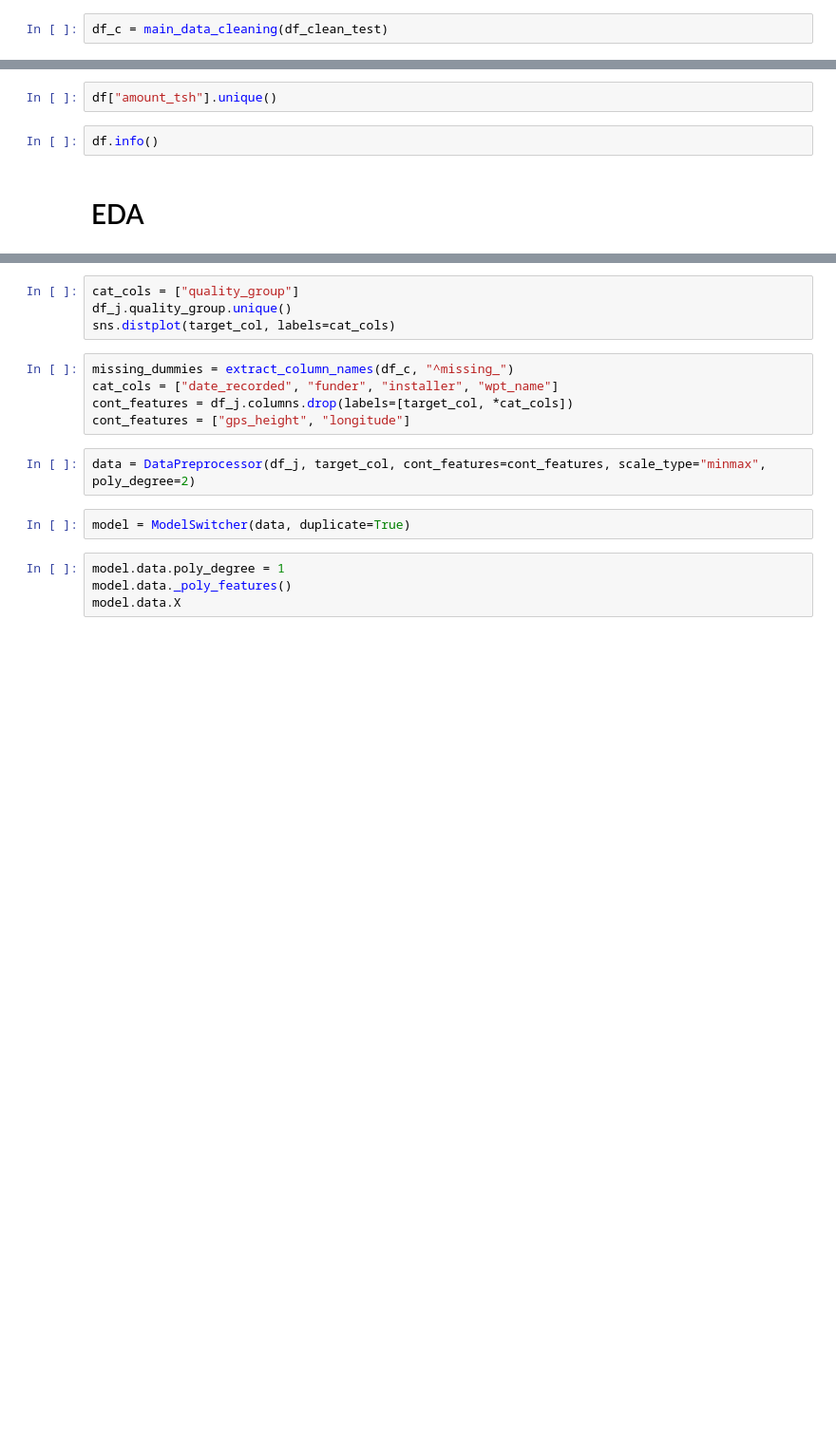
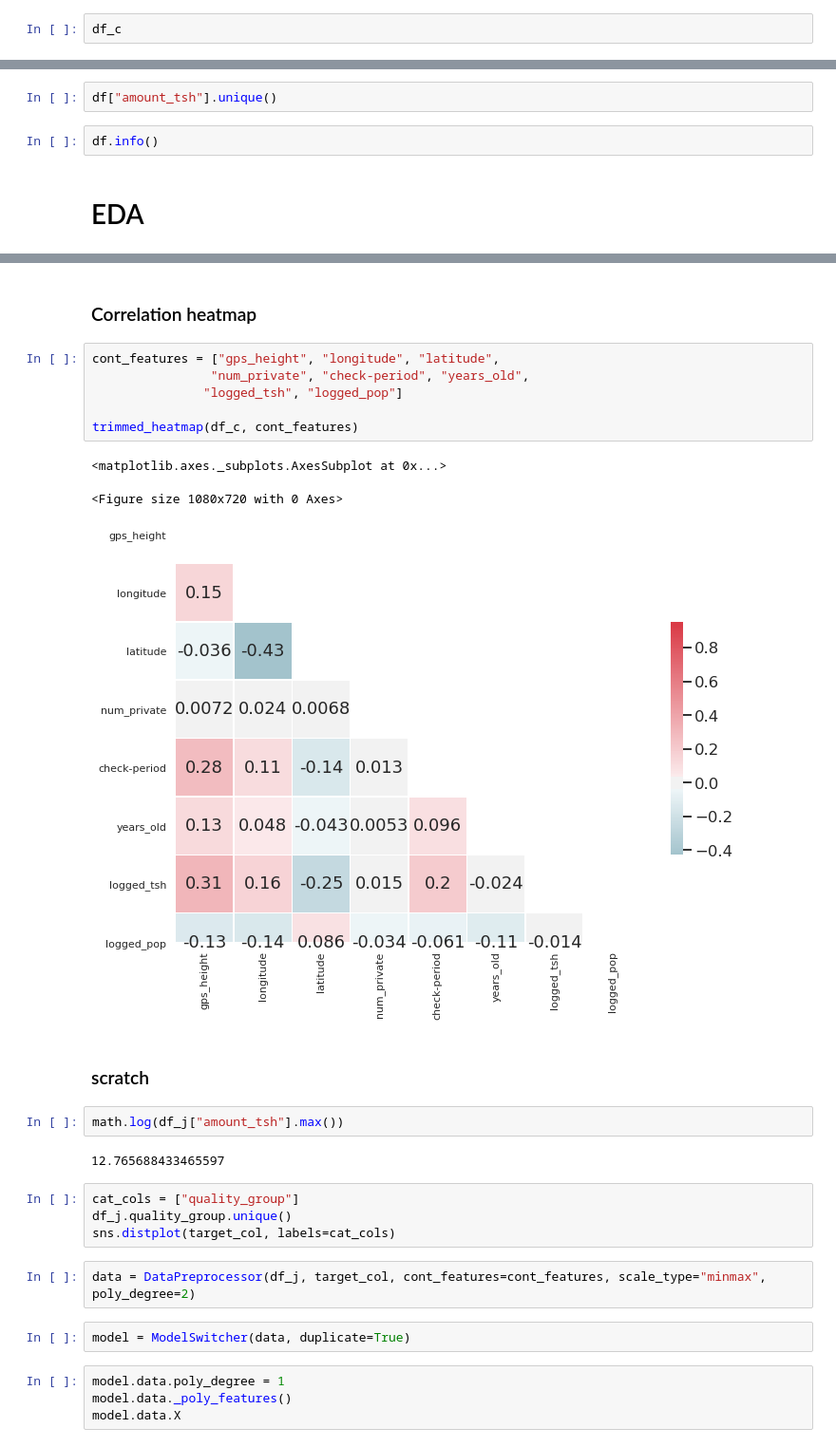
Before and after one commit to coreyryanhanson/tanzania_water_project, a Jupyter notebook: Project_Scratch.ipynb, the cells around one changed output, grey strips where cells are left out. Shown: that part at 95% size. Saved outputs shown, nothing was run; the diff lists cells and outputs as text; blank space fills up the shorter version.

```diff
--- a/Project_Scratch.ipynb
+++ b/Project_Scratch.ipynb
@@ -56,2 +89,2 @@ impute_dict = OrderedDict([("construction_year",[0, "median", None])])
 # %%
-df_c = main_data_cleaning(df_clean_test)
+df_c
@@ -126,12 +260,25 @@ df.info()
+# %% [markdown]
+### Correlation heatmap
+# %%
+cont_features = ["gps_height", "longitude", "latitude",
+                "num_private", "check-period", "years_old",
+               "logged_tsh", "logged_pop"]
+
+trimmed_heatmap(df_c, cont_features)
+# %% [output]
+<matplotlib.axes._subplots.AxesSubplot at 0x...>
+<Figure size 1080x720 with 0 Axes>
+[figure, added]
+# %% [markdown]
+### scratch
+# %%
+math.log(df_j["amount_tsh"].max())
+# %% [output]
+12.765688433465597
 # %%
 cat_cols = ["quality_group"]
 df_j.quality_group.unique()
 sns.distplot(target_col, labels=cat_cols)
-# %%
-missing_dummies = extract_column_names(df_c, "^missing_")
-cat_cols = ["date_recorded", "funder", "installer", "wpt_name"]
-cont_features = df_j.columns.drop(labels=[target_col, *cat_cols])
-cont_features = ["gps_height", "longitude"]
 # %%
 data = DataPreprocessor(df_j, target_col, cont_features=cont_features, scale_type="minmax", poly_degree=2)
 # %%
```
Also changed, not shown: parts of 52 cells of this notebook, 5 other files.
